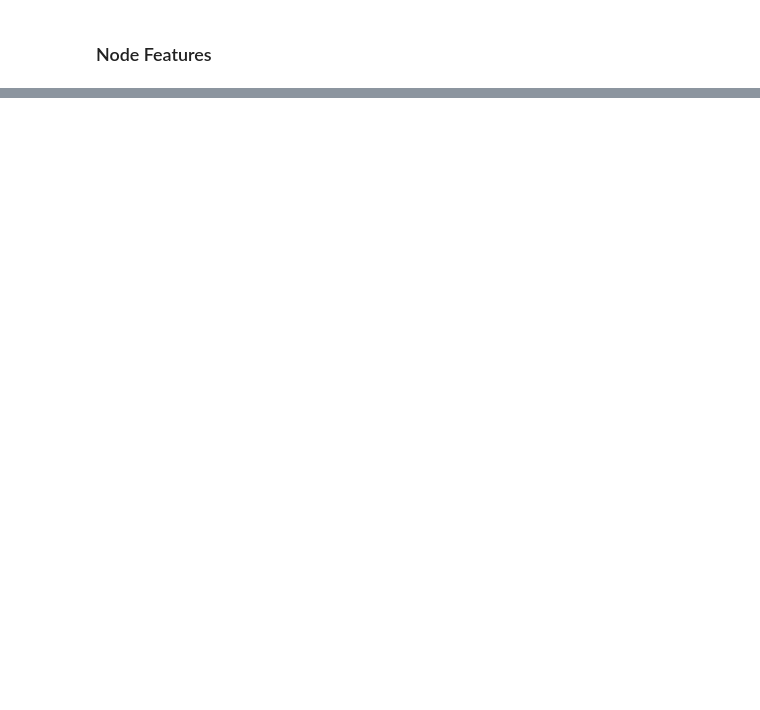
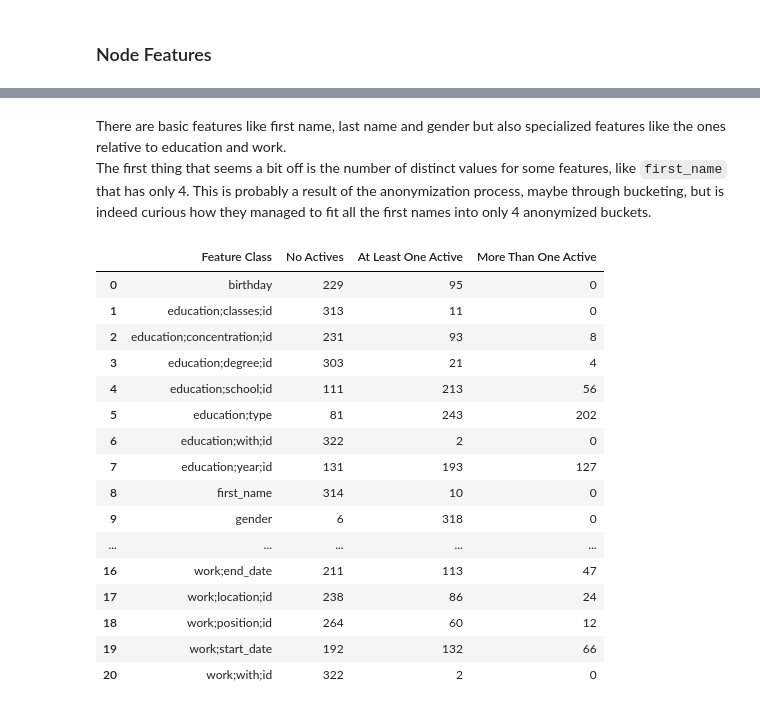
Before and after one commit to quelmitch/link-prediction-learning, a Jupyter notebook: 04_facebook_social_circles_v2/04_facebook_social_circles_v2.ipynb, the cells around one changed output, grey strips where cells are left out. Saved outputs shown, nothing was run; the diff lists cells and outputs as text; code cells hidden in the pictures; blank space fills up the shorter version.

```diff
--- a/04_facebook_social_circles_v2/04_facebook_social_circles_v2.ipynb
+++ b/04_facebook_social_circles_v2/04_facebook_social_circles_v2.ipynb
@@ -181,0 +250,14 @@ plot.degree_count_plot(G_lcc, logy=False)
+# %%
+feature_classes_values = {}
+
+for full_feature_name in lcc_feat_df.columns:
+    parts = full_feature_name.rsplit(';anonymized feature ', 1)
+
+    feature_base_name = parts[0].strip()
+
+    if feature_base_name not in feature_classes_values:
+        feature_classes_values[feature_base_name] = 0
+    feature_classes_values[feature_base_name]+=1
+
+print("Length: ", len(feature_classes_values))
+feature_classes_values
@@ -181,0 +283,52 @@ plot.degree_count_plot(G_lcc, logy=False)
+# %% [markdown]
+There are basic features like first name, last name and gender but also specialized features like the ones relative to education and work. <br>
+The first thing that seems a bit off is the number of distinct values for some features, like `first_name` that has only 4. This is probably a result of the anonymization process, maybe through bucketing, but is indeed curious how they managed to fit all the first names into only 4 anonymized buckets.
+# %%
+columns_grouped_by_feature_class = {}
+
+for column_name in lcc_feat_df.columns:
+    match = re.search(r';anonymized feature \d+$', column_name)
+
+    if match:
+        feature_base_name = column_name[:match.start()].strip()
+
+    if feature_base_name not in columns_grouped_by_feature_class:
+        columns_grouped_by_feature_class[feature_base_name] = []
+    columns_grouped_by_feature_class[feature_base_name].append(column_name)
+
+tmp_data = []
+
+for feature_class, columns in columns_grouped_by_feature_class.items():
+    count = lcc_feat_df[columns].sum(axis=1)
+
+    no_actives = (count == 0).sum()
+    at_least_one_active = (count > 0).sum()
+    more_than_one_active = (count > 1).sum()
+
+    tmp_data.append({
+        'Feature Class': feature_class,
+        'No Actives': no_actives,
+        'At Least One Active': at_least_one_active,
+        'More Than One Active': more_than_one_active
+    })
+
+feature_classes_actives = pd.DataFrame(tmp_data)
+feature_classes_actives
+# %% [output]
+|  | Feature Class | No Actives | At Least One Active | More Than One Active |
+| 0 | birthday | 229 | 95 | 0 |
+| 1 | education;classes;id | 313 | 11 | 0 |
+| 2 | education;concentration;id | 231 | 93 | 8 |
+| 3 | education;degree;id | 303 | 21 | 4 |
+| 4 | education;school;id | 111 | 213 | 56 |
+| 5 | education;type | 81 | 243 | 202 |
+| 6 | education;with;id | 322 | 2 | 0 |
+| 7 | education;year;id | 131 | 193 | 127 |
+| 8 | first_name | 314 | 10 | 0 |
+| 9 | gender | 6 | 318 | 0 |
+| ... | ... | ... | ... | ... |
+| 16 | work;end_date | 211 | 113 | 47 |
+| 17 | work;location;id | 238 | 86 | 24 |
+| 18 | work;position;id | 264 | 60 | 12 |
+| 19 | work;start_date | 192 | 132 | 66 |
+| 20 | work;with;id | 322 | 2 | 0 |
```
Also changed, not shown: parts of 14 cells of this notebook.
